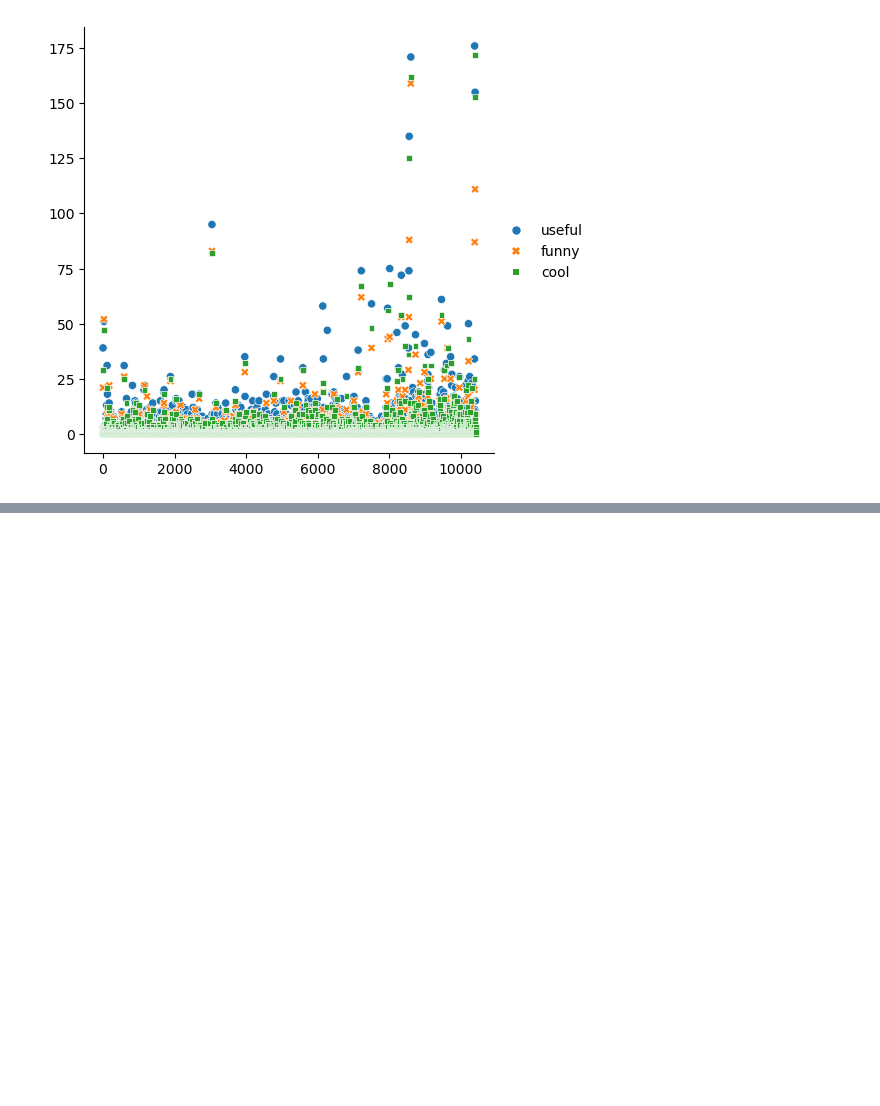
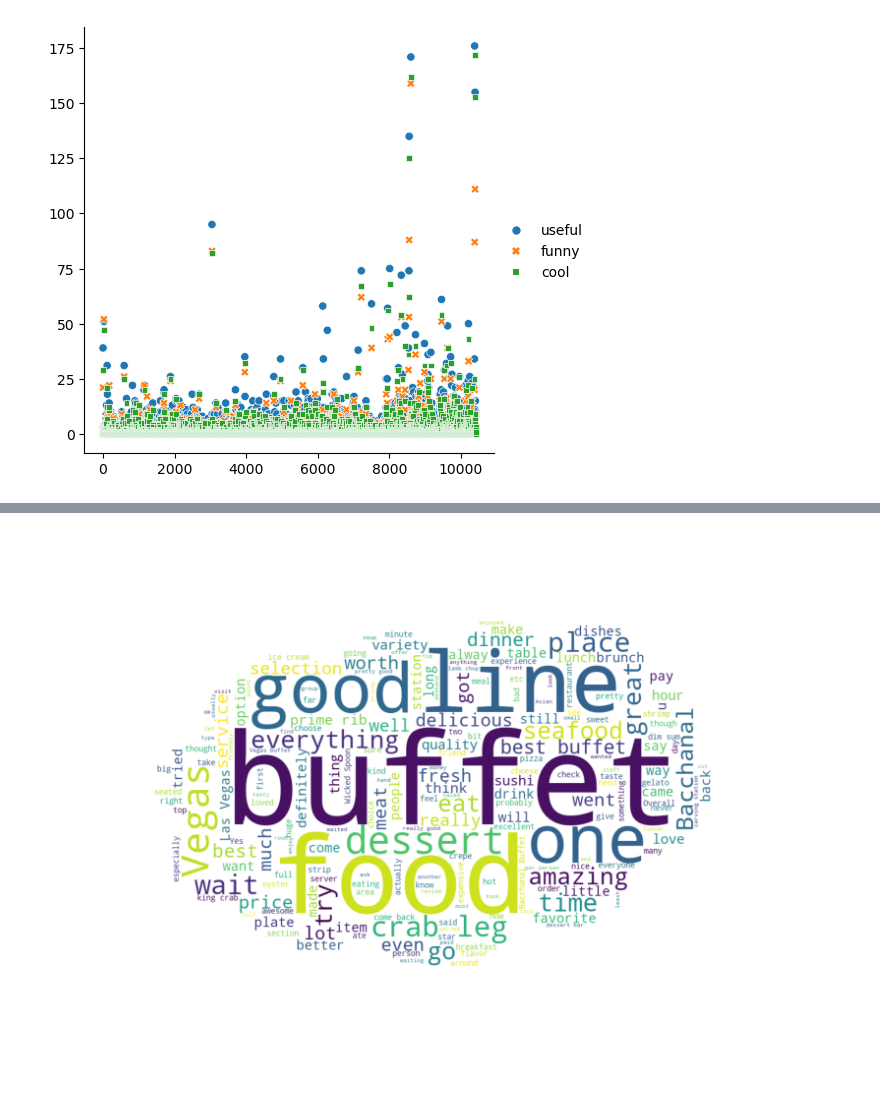
Before and after one commit to kutaycakir/ai-course, a Jupyter notebook: Projects/Restaurant/Restaurant.ipynb, the cells around one changed output, grey strips where cells are left out. Saved outputs shown, nothing was run; the diff lists cells and outputs as text; code cells hidden in the pictures; blank space fills up the shorter version.

```diff
--- a/Projects/Restaurant/Restaurant.ipynb
+++ b/Projects/Restaurant/Restaurant.ipynb
@@ -121,0 +148,4 @@ df.sentiment = df.sentiment.astype('category')
+# %%
+wc(positive_comments, 'white')
+# %% [output]
+[figure, added]
```
Also changed, not shown: parts of 16 cells of this notebook.
